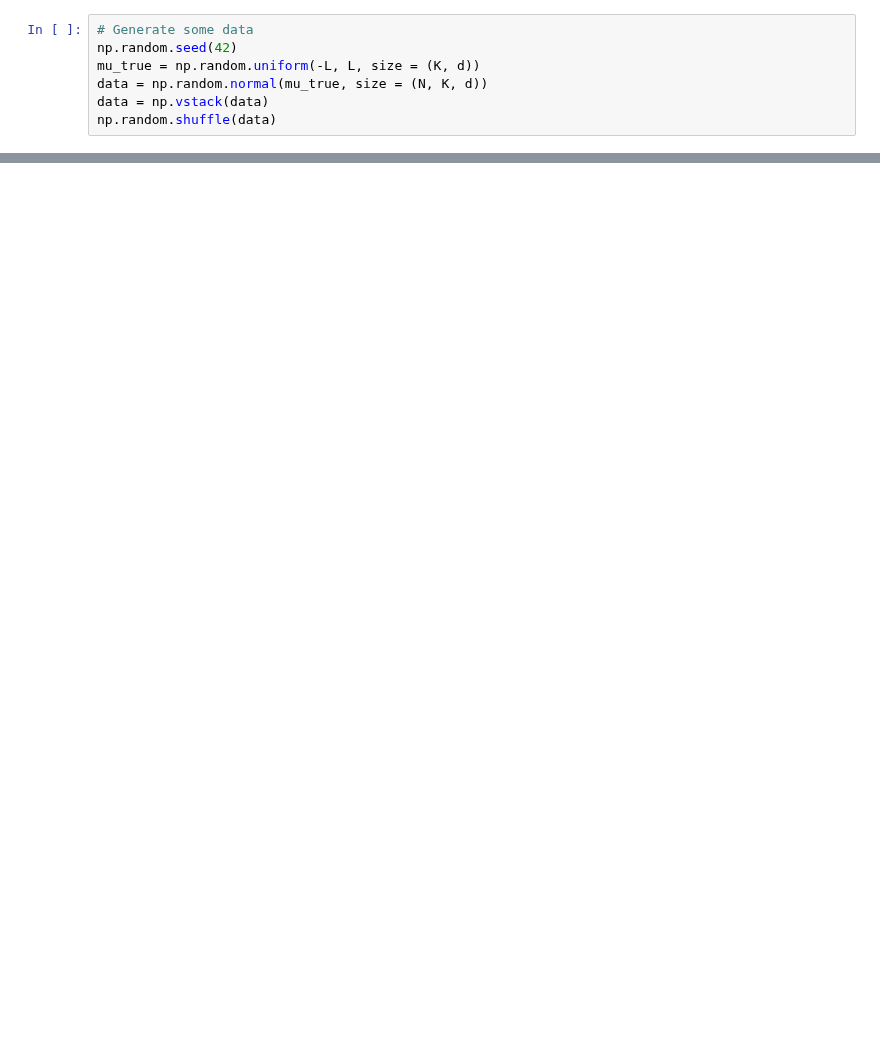
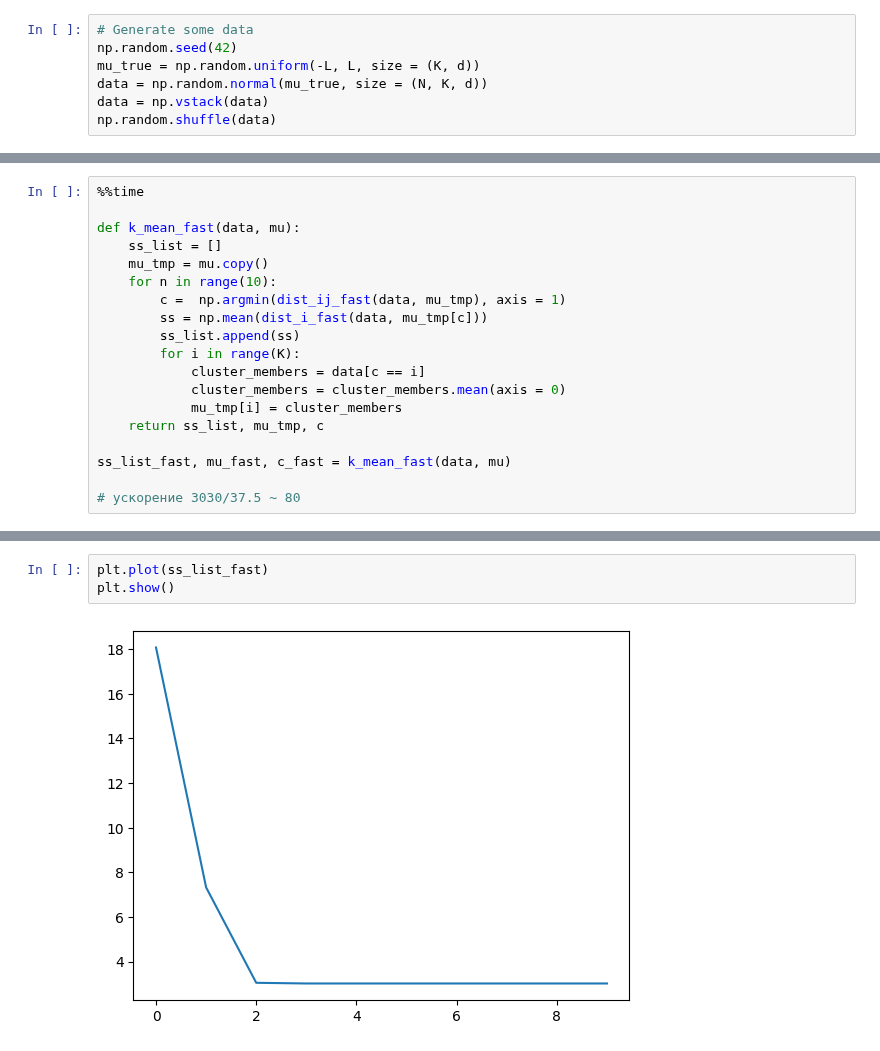
Before and after one commit to zugzvangg/SPC, a Jupyter notebook: numerics/HW1/kmeans.ipynb, the cells around one changed output, grey strips where cells are left out. Cells and saved outputs as stored; diff of their text form; blank space fills up the shorter version.

```diff
--- a/numerics/HW1/kmeans.ipynb
+++ b/numerics/HW1/kmeans.ipynb
@@ -61,0 +96,19 @@ if d == 3:
+# %%
+%%time
+
+def k_mean_fast(data, mu):
+    ss_list = []
+    mu_tmp = mu.copy()
+    for n in range(10):
+        c =  np.argmin(dist_ij_fast(data, mu_tmp), axis = 1)
+        ss = np.mean(dist_i_fast(data, mu_tmp[c]))
+        ss_list.append(ss)
+        for i in range(K):
+            cluster_members = data[c == i]
+            cluster_members = cluster_members.mean(axis = 0)
+            mu_tmp[i] = cluster_members
+    return ss_list, mu_tmp, c
+
+ss_list_fast, mu_fast, c_fast = k_mean_fast(data, mu)
+
+# ускорение 3030/37.5 ~ 80
@@ -61,0 +118,5 @@ if d == 3:
+# %%
+plt.plot(ss_list_fast)
+plt.show()
+# %% [output]
+[figure, added]
```
Also changed, not shown: parts of 10 cells of this notebook.
